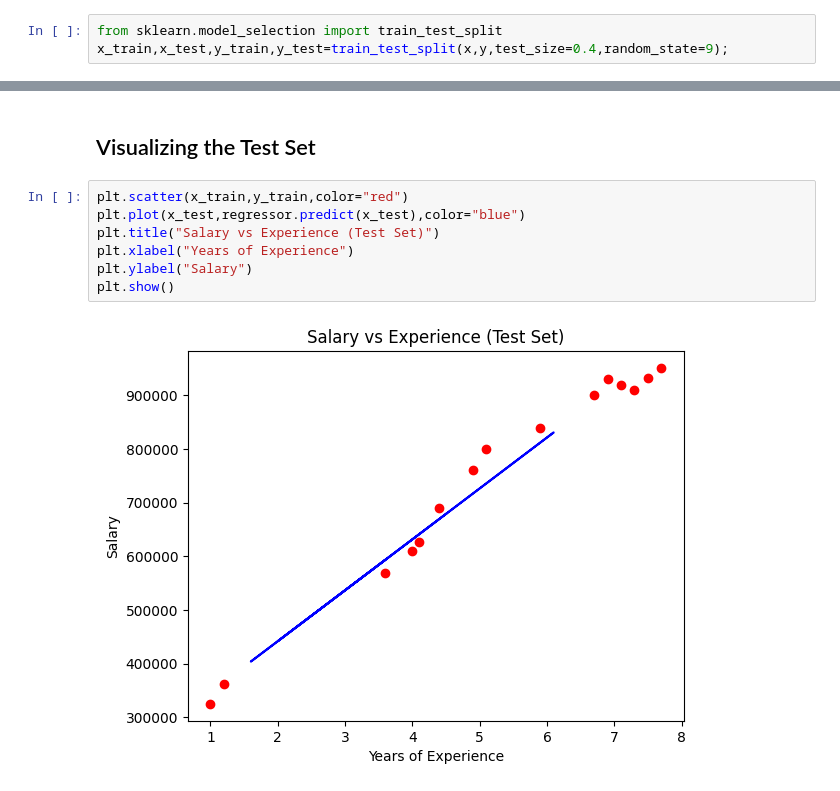
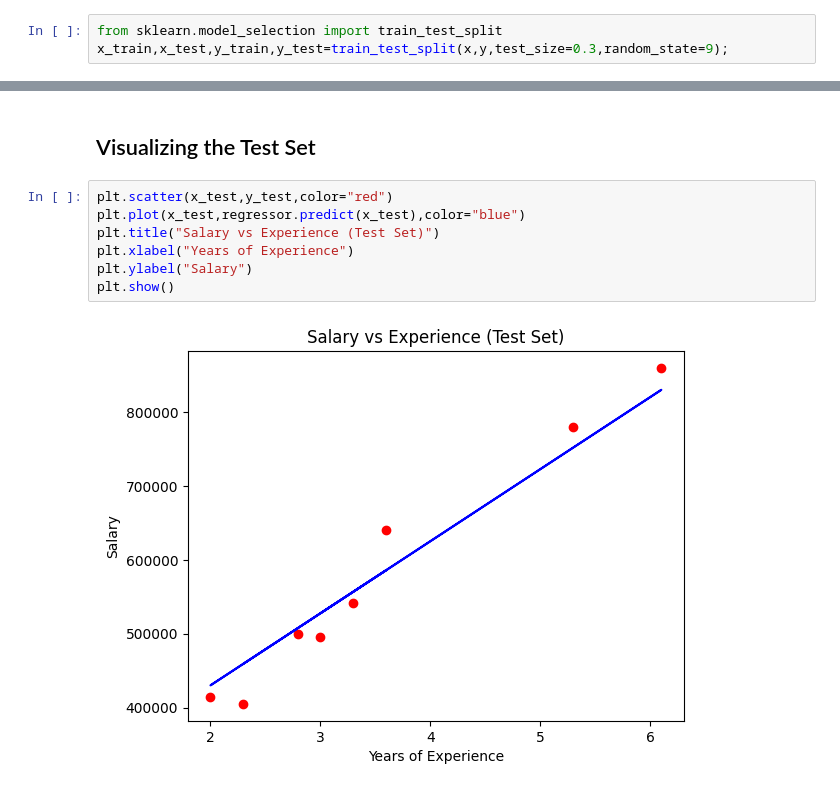
Before and after one commit to Nasar1418/PrepInsta-Machine-Learning, a Jupyter notebook: 3. Regression/Simple Linear Regression/Simple Linear Regression Template.ipynb, the cells around one changed output, grey strips where cells are left out. Cells and saved outputs as stored; diff of their text form.

```diff
--- a/3. Regression/Simple Linear Regression/Simple Linear Regression Template.ipynb
+++ b/3. Regression/Simple Linear Regression/Simple Linear Regression Template.ipynb
@@ -16,7 +16,7 @@ y=dataset.iloc[:,-1]
 ## Splitting into test and training set
 # %%
 from sklearn.model_selection import train_test_split
-x_train,x_test,y_train,y_test=train_test_split(x,y,test_size=0.4,random_state=9);
+x_train,x_test,y_train,y_test=train_test_split(x,y,test_size=0.3,random_state=9);
 # %% [markdown]
 ## Training on Training Set using Simple Linear Regression
 # %%
@@ -48,11 +47,11 @@ plt.show()
 # %% [markdown]
 ## Visualizing the Test Set
 # %%
-plt.scatter(x_train,y_train,color="red")
+plt.scatter(x_test,y_test,color="red")
 plt.plot(x_test,regressor.predict(x_test),color="blue")
 plt.title("Salary vs Experience (Test Set)")
 plt.xlabel("Years of Experience")
 plt.ylabel("Salary")
 plt.show()
 # %% [output]
-[figure, old version]
+[figure, new version]
```
Also changed, not shown: parts of 2 cells of this notebook.
